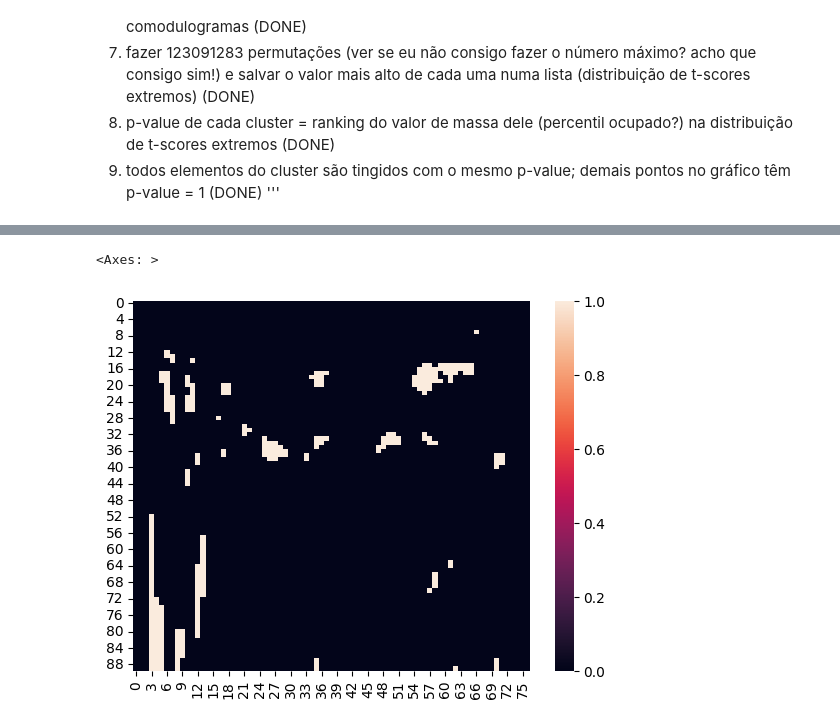
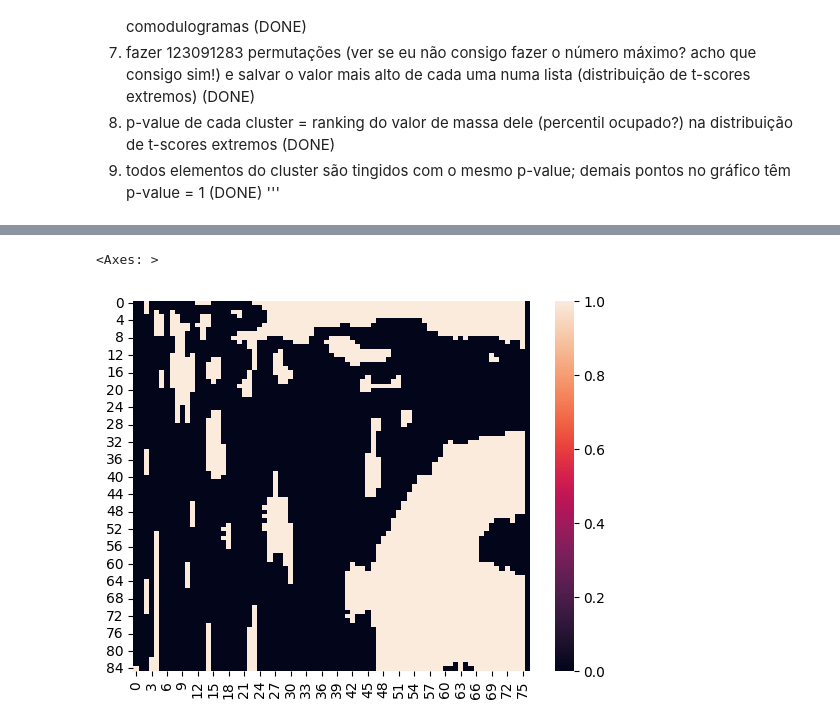
Before and after one commit to lfernandof/lfp_signals_analysis, a Jupyter notebook: consistency_check_LFP_analyses.ipynb, the cells around one changed output, grey strips where cells are left out. Cells and saved outputs as stored; diff of their text form; code cells hidden in the pictures.

Commit message:
fixed a bug by swapped the naive t-score matrix binarization function for an otsu thresholding

```diff
--- a/consistency_check_LFP_analyses.ipynb
+++ b/consistency_check_LFP_analyses.ipynb
@@ -1553,3 +1547,13 @@ with open('comodulograms_dict_ch10.pkl', 'rb') as f:
+# %%
+#example with day 2
+rats = []
+for rat_id in range(3,7):
+  os.chdir(f'/content/drive/MyDrive/backup-mac/ufabc/entire-backup/lfp/all_channels/data/separated_channels/rat{rat_id}_day2_LFP_all/')
+
+  pre_session_comods = np.load(f'./NREM_comodulograms_before_training_rat{rat_id}-day2.npy')
+  post_session_comods = np.load(f'./NREM_comodulograms_after_training_rat{rat_id}-day2.npy')
+
+  rats.append({True:np.mean(pre_session_comods,axis=0),False:np.mean(post_session_comods,axis=0)})
 # %%
 '''this piece of code is absolutely atrocious but as Boltzmann once put it "Eleganz sei die Sache der Schuster und Schneider"; eventually i'll make it better'''
 
@@ -1560,15 +1564,15 @@ def build_early_late_matrices(rats_list,early_late_permutation_statements=(False
   early = np.dstack([rats[i][key] for i,key in enumerate(early_late_permutation_statements)])
   late = np.dstack([rats[i][not key] for i,key in enumerate(early_late_permutation_statements)])
 
-  stacked_matrix = np.stack([early,late])
+  stacked_matrix = np.nan_to_num(np.stack([early,late]))
   return stacked_matrix
 
-rat1 = {True:example_dict['trial_3'], False:example_dict['trial_693']}
-rat2 = {True:example_dict['trial_9'], False:example_dict['trial_688']}
-rat3 = {True:example_dict['trial_10'], False:example_dict['trial_696']}
-rat4 = {True:example_dict['trial_12'], False:example_dict['trial_694']}
+#rat1 = {True:example_dict['trial_3'], False:example_dict['trial_693']}
+#rat2 = {True:example_dict['trial_9'], False:example_dict['trial_688']}
+#rat3 = {True:example_dict['trial_10'], False:example_dict['trial_696']}
+#rat4 = {True:example_dict['trial_12'], False:example_dict['trial_694']}
 
-rats = [rat1,rat2,rat3,rat4]
+#rats = [rat1,rat2,rat3,rat4]
 
 import itertools
 possible_permutations = list(itertools.product([True, False], repeat=len(rats)))
@@ -1595,8 +1602,8 @@ def t_scores_from_conditions_matrix(early_late_matrix):
       if np.isnan(t_score[0]):
         continue
       else:
-        if t_score[1] <= 0.05: #if the t-test for that frequency pair has an uncorrected p-score less than or equal to 0.05
-          t_matrix[i,j] = t_score[0] #then we'll store its value
+        #if t_score[1] <= 0.05: #if the t-test for that frequency pair has an uncorrected p-score less than or equal to 0.05
+        t_matrix[i,j] = t_score[0] #then we'll store its value
 
   return t_matrix
 # %%
@@ -1608 +1615,14 @@ sns.heatmap(t_scores_matrix,cmap='viridis')
+# %%
+def otsu_binarize_t_scores_matrix(tscores_matrix):
+  from skimage.filters import threshold_otsu
+
+  tscores_otsu_threshold = threshold_otsu(abs(tscores_matrix))
+  # initialize a matrix of same dimentions with values set to 0;
+  thresholded = np.zeros_like(tscores_matrix)
+  # if the absolute value of the t-score in a point sits above the otsu threshold
+  # then assign 1 to this point
+  for (coords,value) in np.ndenumerate(tscores_matrix):
+    if (abs(value) > tscores_otsu_threshold):
+      thresholded[coords] = 1
+  return thresholded
 # %%
@@ -1616,9 +1637,9 @@ def binarize_t_scores_matrix(tscores_matrix):
 # %%
-testando_binary = binarize_t_scores_matrix(t_scores_matrix)
+testando_binary = otsu_binarize_t_scores_matrix(t_scores_matrix)
 sns.heatmap(testando_binary)
 # %% [output]
 <Axes: >
-[figure, old version]
+[figure, new version]
 # %%
 def clusters_coordinates(binarized_matrix):
   #identify clusters in a binarized matrix and return a dictionary containing the following key-value pairs:
```
Also changed, not shown: parts of 11 cells of this notebook.
